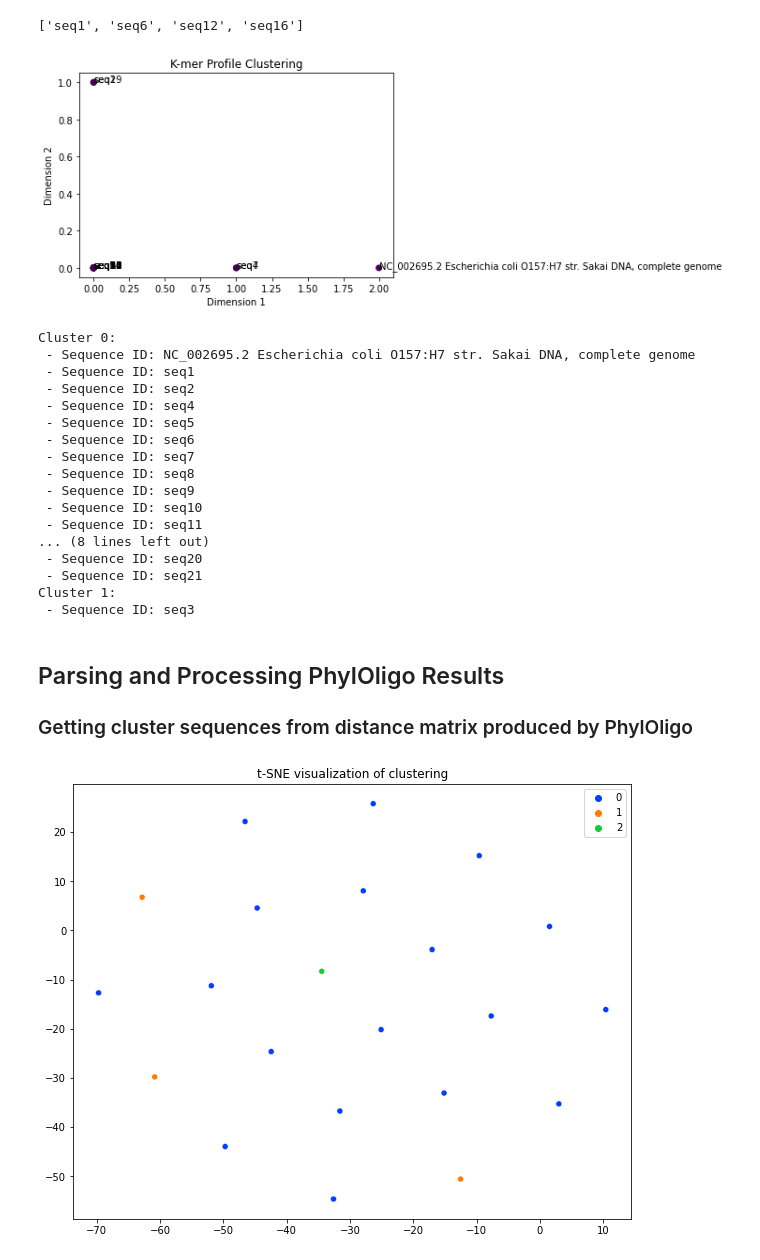
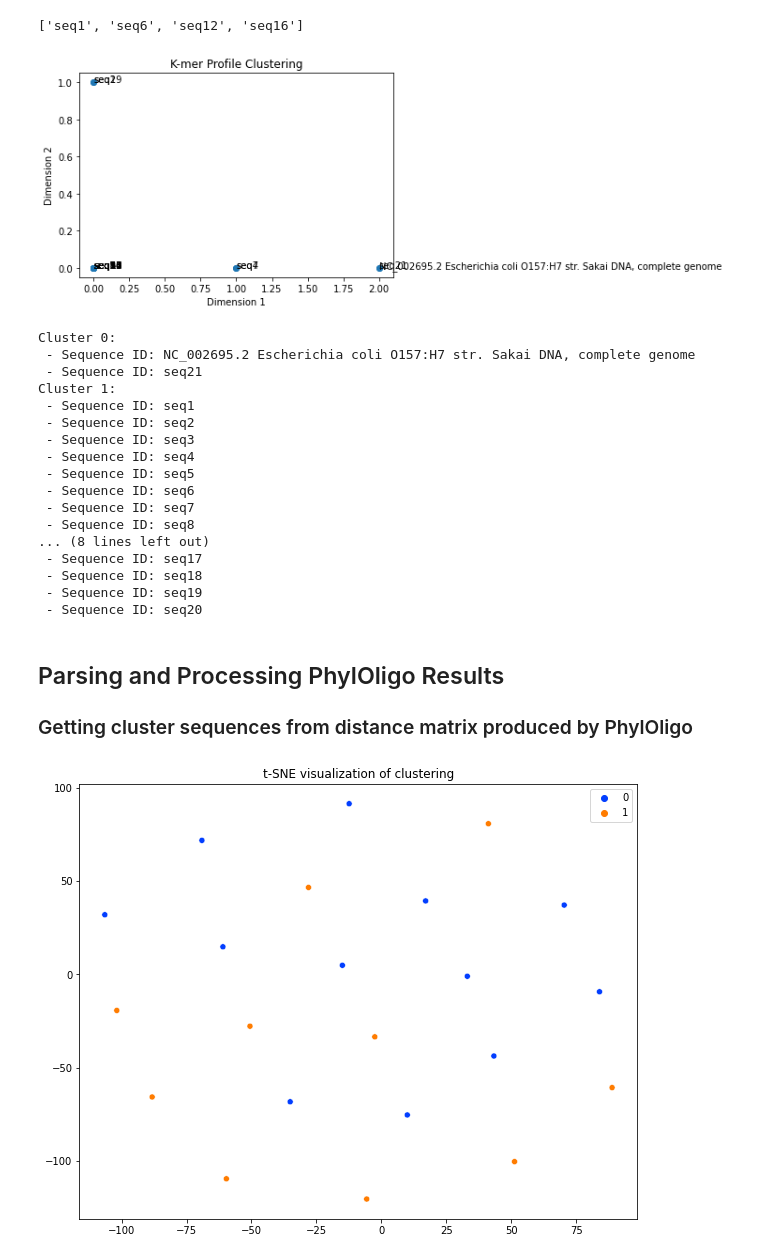
Before and after one commit to crosezhang/cg-final-project, a Jupyter notebook: CGProcess.ipynb, the cells around one changed output. Drawn from its saved outputs; the diff is of its cells as text; code cells hidden in the pictures.

```diff
--- a/CGProcess.ipynb
+++ b/CGProcess.ipynb
@@ -126,18 +107,36 @@ def parse_fasta(filename):
             sequence_ids.append(current_id)
         return sequences, sequence_ids
 
-fasta_path = 'ecoli+tb_rishika.fasta'
-sequences, sequence_ids = parse_fasta(fasta_path)
+#COMMENT OUT
+fasta_file = 'ecoli+tb_rishika.fasta'
+#############
 
-# Calculate GC content for each sequence
+sequences, sequence_ids = parse_fasta(fasta_file)
+
 gc_contents = {seq_id: calculate_gc_content(seq) for seq_id, seq in sequences.items()}
 
-# Identify sequences with atypical GC content (e.g., outside typical range)
-typical_gc_range = (40, 60)  # Adjust range: currently set to prokaryotic range
-atypical_gc_sequences = [seq_id for seq_id, gc in gc_contents.items()
-                         if not (typical_gc_range[0] <= gc <= typical_gc_range[1])]
+def calculate_deviation(gc_content, typical_range):
+    if gc_content < typical_range[0]:
+        return typical_range[0] - gc_content
+    elif gc_content > typical_range[1]:
+        return gc_content - typical_range[1]
+    else:
+        return 0
 
-print(atypical_gc_sequences)
+# Identify sequences with atypical GC content and their deviation
+typical_gc_range = (40, 60)  # Adjustable range: currently set to e.coli (prokaryotic) range
+atypical_gc_data = [(seq_id, calculate_deviation(gc, typical_gc_range))
+                    for seq_id, gc in gc_contents.items()
+                    if not (typical_gc_range[0] <= gc <= typical_gc_range[1])]
+
+# Sort the sequences in descending order of deviation
+atypical_gc_data.sort(key=lambda x: x[1], reverse=True)
+
+# Extract sorted sequence IDs
+sorted_atypical_sequences = [data[0] for data in atypical_gc_data]
+
+# Output the sorted sequence IDs
+print(sorted_atypical_sequences)
 # %% [output]
 ['seq1', 'seq6', 'seq12', 'seq16']
 # %%
@@ -216,8 +192,6 @@ def cluster_sequences(kmer_profiles, sequence_ids, k_size, n_clusters=2):
 
     return labels, clusters
 # %%
-
-sequences, sequence_ids = parse_fasta(fasta_path)
 # Generate all possible k-mers
 k_size = 6
 all_kmers = generate_all_kmers(k_size)
@@ -226,24 +200,24 @@ all_kmers = generate_all_kmers(k_size)
 kmer_profiles = [generate_kmer_profile(seq, all_kmers) for seq in sequences.values()]
 labels = cluster_sequences(kmer_profiles, sequence_ids ,k_size=6)
 # %% [output]
-[figure, old version]
+[figure, new version]
 Cluster 0:
  - Sequence ID: NC_002695.2 Escherichia coli O157:H7 str. Sakai DNA, complete genome
+ - Sequence ID: seq21
+Cluster 1:
  - Sequence ID: seq1
  - Sequence ID: seq2
+ - Sequence ID: seq3
  - Sequence ID: seq4
  - Sequence ID: seq5
  - Sequence ID: seq6
  - Sequence ID: seq7
  - Sequence ID: seq8
- - Sequence ID: seq9
- - Sequence ID: seq10
- - Sequence ID: seq11
 ... (8 lines left out)
+ - Sequence ID: seq17
+ - Sequence ID: seq18
+ - Sequence ID: seq19
  - Sequence ID: seq20
- - Sequence ID: seq21
-Cluster 1:
- - Sequence ID: seq3
 # %% [markdown]
 ## Parsing and Processing PhylOligo Results
 
@@ -251,29 +225,32 @@ Cluster 1:
 # %%
 import numpy as np
 from sklearn.manifold import TSNE
 import matplotlib.pyplot as plt
 import seaborn as sns
 from sklearn.cluster import KMeans
 
 # Load the distance matrix
-distance_matrix = np.loadtxt('ecoli+tb_rishika_phyl.txt')
+#COMMENT OUT
+phyloligo_file = 'ecoli+tb_rishika_phyloligo.txt'
+#########
+distance_matrix = np.loadtxt(phyloligo_file)
 
 # Perform clustering
-clusterer = KMeans(n_clusters=3)
+clusterer = KMeans(n_clusters=2)
 cluster_labels = clusterer.fit_predict(distance_matrix)
 
 # Perform t-SNE for visualization
 perplexity_value = min(30, len(sequences) - 1)
 tsne = TSNE(metric='precomputed', random_state=42, perplexity = perplexity_value)
 embedded = tsne.fit_transform(distance_matrix)
 
 # Plot t-SNE results with cluster labels
 plt.figure(figsize=(10, 8))
 sns.scatterplot(x=embedded[:, 0], y=embedded[:, 1], hue=cluster_labels, palette='bright')
 plt.title('t-SNE visualization of clustering')
 plt.show()
 # %% [output]
-[figure, old version]
+[figure, new version]
 # %%
 cluster_counts = Counter(cluster_labels)
 
```
Also changed, not shown: parts of 11 cells of this notebook.
